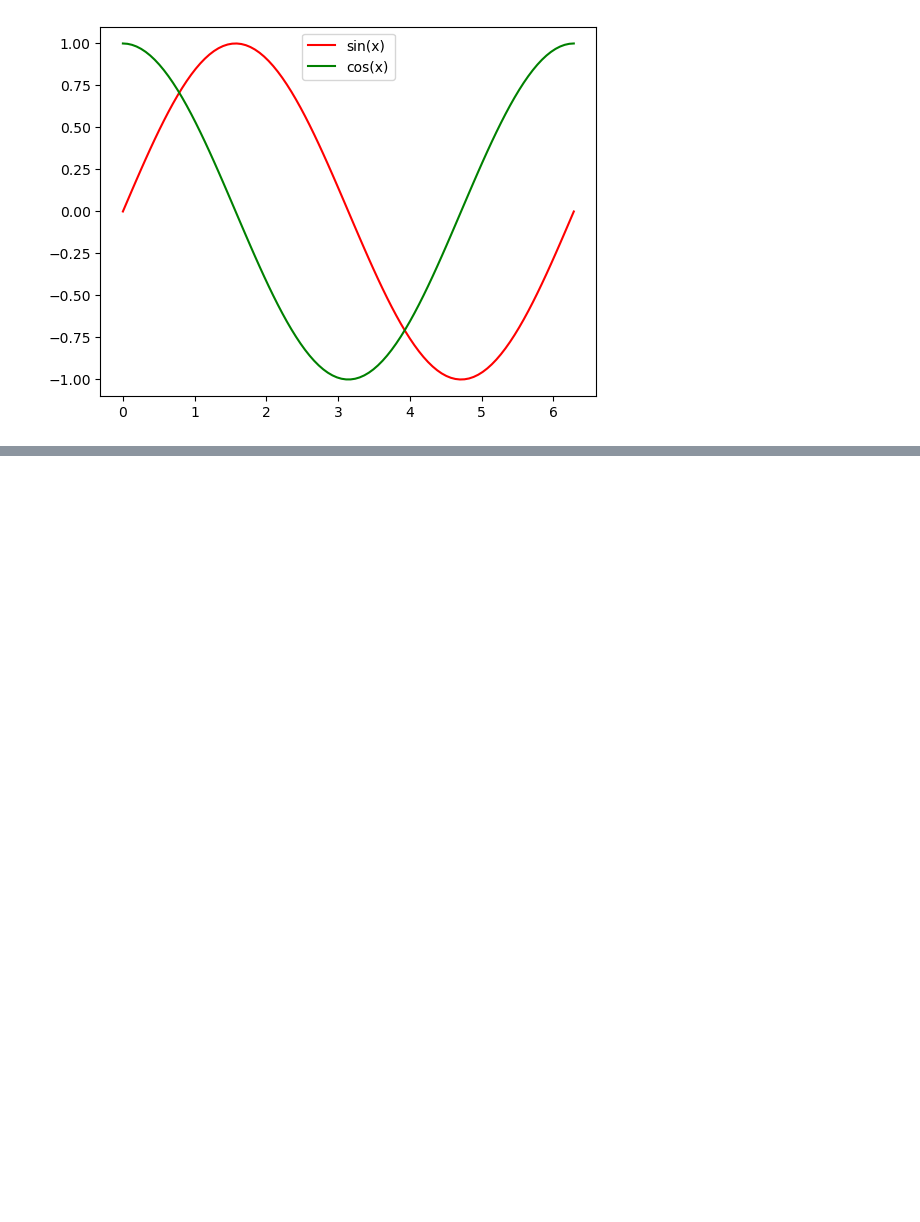
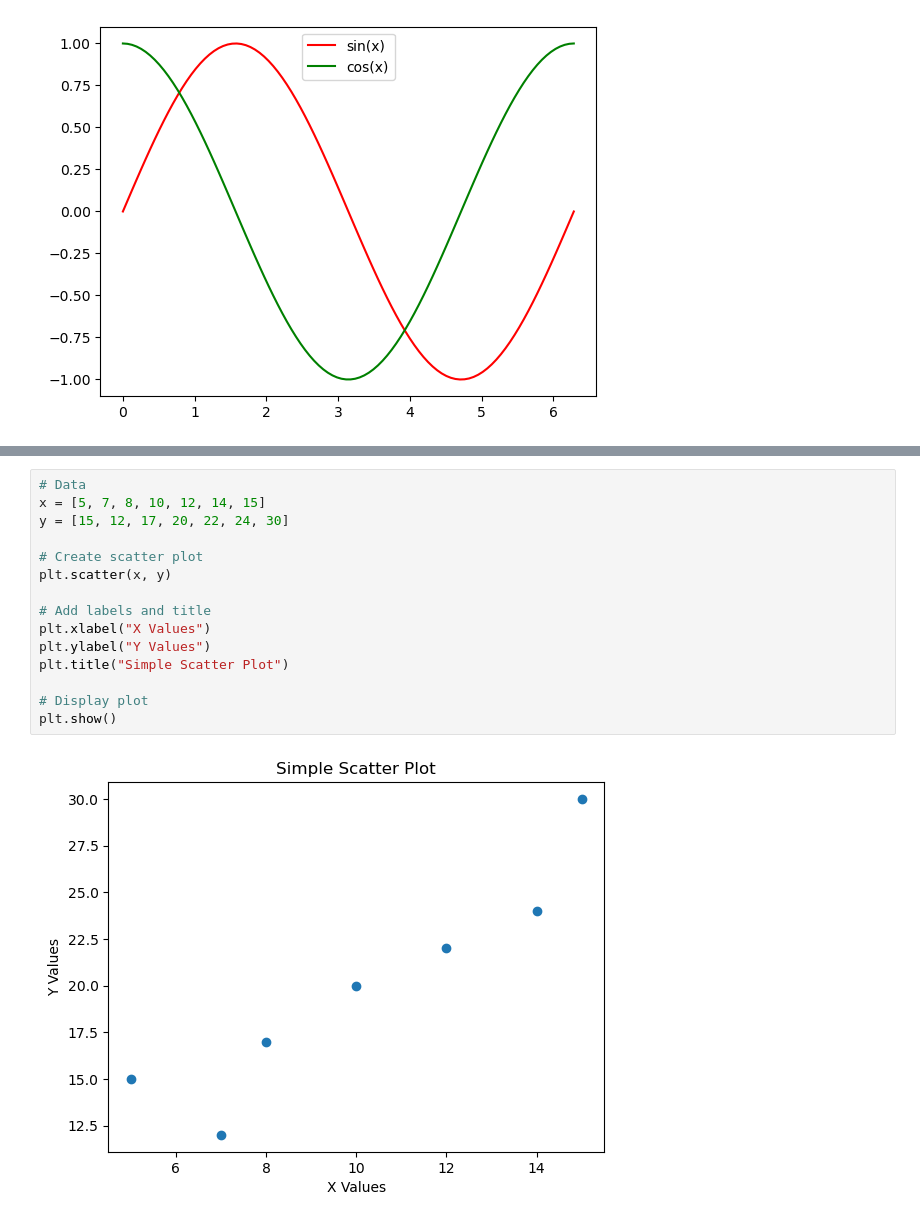
Before and after one commit to Somen04/Machine-Learning-Iter, a Jupyter notebook: matplotlib.ipynb, the cells around one changed output, grey strips where cells are left out. Drawn from its saved outputs; the diff is of its cells as text; blank space fills up the shorter version.

```diff
--- a/matplotlib.ipynb
+++ b/matplotlib.ipynb
@@ -85,0 +95,17 @@ plt.show()
+# %%
+# Data
+x = [5, 7, 8, 10, 12, 14, 15]
+y = [15, 12, 17, 20, 22, 24, 30]
+
+# Create scatter plot
+plt.scatter(x, y)
+
+# Add labels and title
+plt.xlabel("X Values")
+plt.ylabel("Y Values")
+plt.title("Simple Scatter Plot")
+
+# Display plot
+plt.show()
+# %% [output]
+[figure, added]
```
Also changed, not shown: parts of 8 cells of this notebook, 2 other files.
